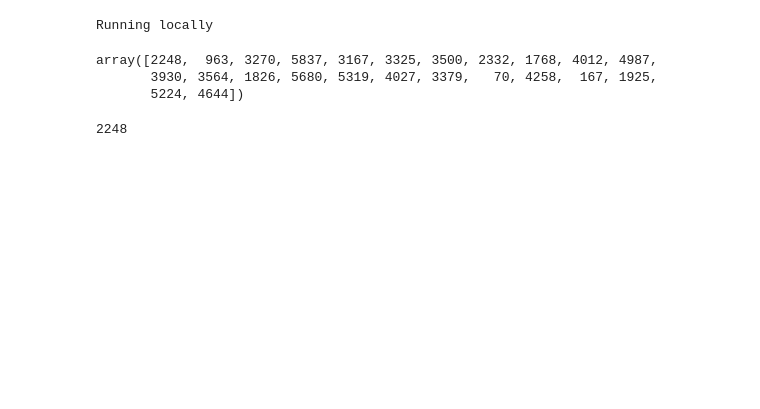
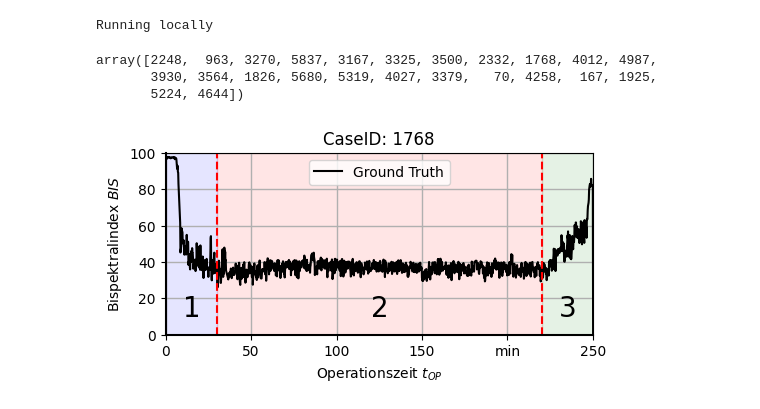
Before and after one commit to naderinho/anesthesia_anomaly_detection, a Jupyter notebook: 00_timings.ipynb, the cells around one changed output. Drawn from its saved outputs; the diff is of its cells as text; code cells hidden in the pictures; blank space fills up the shorter version.

```diff
--- a/00_timings.ipynb
+++ b/00_timings.ipynb
@@ -245,7 +237,58 @@ data['timesteps'] = bis.split(bis.timesteps)[2] * 10
-# %%
-filename
-# %% [output]
-2248
+# %%
+j = 8
+train_index, val_index, test_index = bis.split(np.array(bis.index))
+time = np.arange(0, bis.test_dataset[j].shape[0]) * 10 / 60
+
+plt.figure(figsize=(14/2.54, 6/2.54))
+plt.rcParams['font.size'] = 10
+
+# Colors
+color1 = (0, 0, 0)
+color2 = (1, 1, 1)
+color3 = (159/255, 182/255, 196/255)
+color4 = (125/255, 102/255, 102/255)
+color5 = (153/255, 0, 0)
+
+plt.plot(time,bis.test_dataset[j], label='Ground Truth', color='k')
+plt.vlines(30, 0, 100, color='r', linestyle='--')
+plt.vlines(220, 0, 100, color='r', linestyle='--')
+
+plt.fill_between([0, 30], 0, 100, color='b', alpha=0.1)
+plt.fill_between([30, 220], 0, 100, color='r', alpha=0.1)
+plt.fill_between([220, 250], 0, 100, color='g', alpha=0.1)
+plt.text(10, 10, '1', color='k', fontsize=20)
+plt.text(120, 10, '2', color='k', fontsize=20)
+plt.text(230, 10, '3', color='k', fontsize=20)
+plt.title('CaseID: '+str(test_index[j]))
+plt.xlabel('Operationszeit $t_{OP}$')
+plt.ylabel('Bispektralindex $BIS$')
+
+plt.legend(loc='upper center')
+
+# Axis settings
+ax = plt.gca()
+ax.spines['left'].set_linewidth(1.5)
+ax.spines['bottom'].set_linewidth(1.5)
+
+# Limits
+ax.set_ylim(bottom=0, top=100)
+ax.set_xlim(left=0, right= 250)
+
+# Einheiten auf x-Achse
+xunit = 'min'
+ticks = ax.get_xticks()
+ticks = [int(tick) for tick in ticks]
+ticks_with_units = [xunit if i == len(ticks) - 2 else ticks[i] for i in range(len(ticks))]
+ax.set_xticks(ticks)
+ax.set_xticklabels(ticks_with_units)
+
+plt.grid(True, linewidth=1.0)
+
+plt.savefig('timings_dividing.pdf', bbox_inches='tight', pad_inches=0.2, format='pdf')
+
+plt.show()
+# %% [output]
+[figure, added]
 # %%
 ### Plot Test Results
 train_index, val_index, test_index = bis.split(np.array(bis.index))
```
Also changed, not shown: parts of 2 cells of this notebook, 19 other files.
